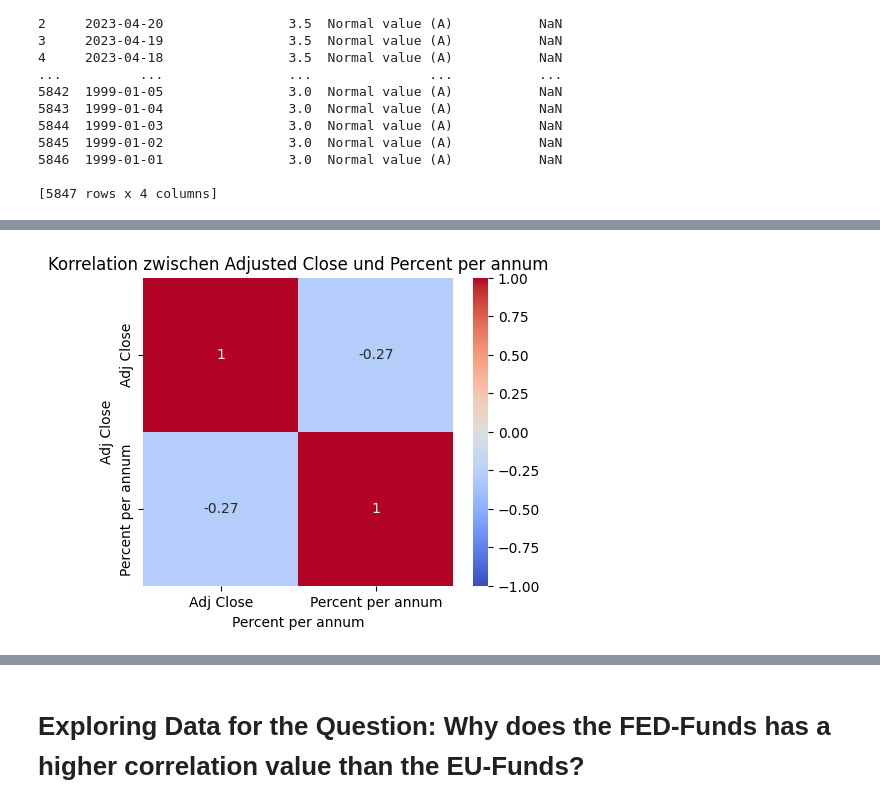
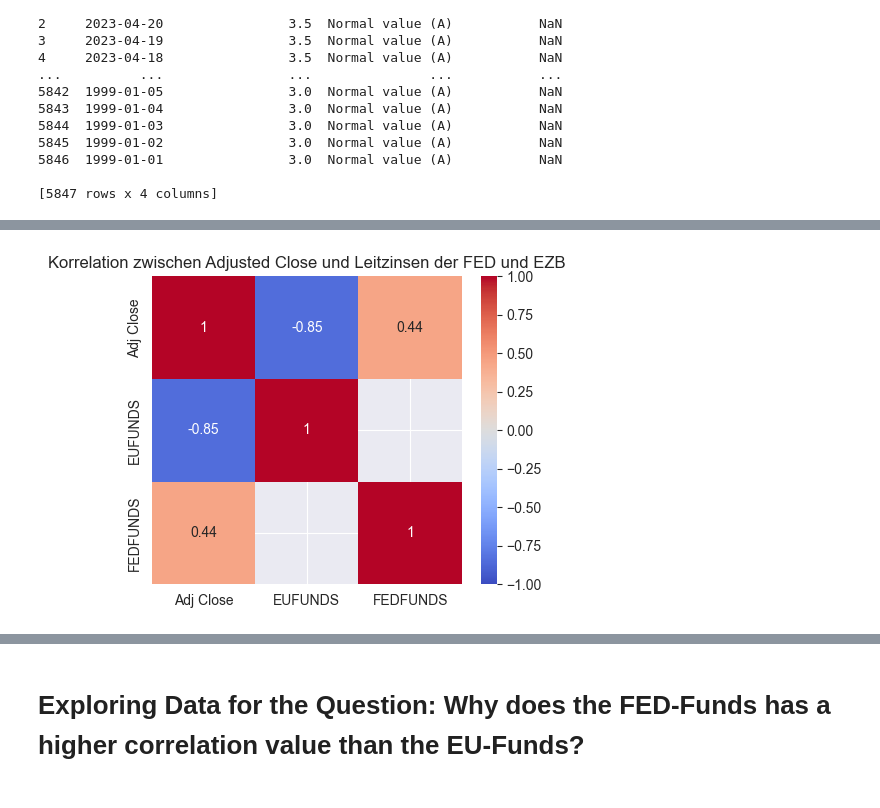
Before and after one commit to FalcarDE/ss_2032_stonks_data_science, a Jupyter notebook: Chapter 1 - Exploratory Data Analysis.ipynb, the cells around one changed output, grey strips where cells are left out. Cells and saved outputs as stored; diff of their text form; code cells hidden in the pictures.

Commit message:
Data Understanding / Data Preparation + Analyse

```diff
--- a/Chapter 1 - Exploratory Data Analysis.ipynb
+++ b/Chapter 1 - Exploratory Data Analysis.ipynb
@@ -300,28 +298,42 @@ print(eu_funds)
 
 [5847 rows x 4 columns]
 # %%
+etf_daily = pd.read_csv('data/iShares Core MSCI World UCITS ETF USD  EUNL.DE.csv')
+eu_funds = pd.read_csv('data/leitzins Europa.csv')
+
+eu_funds_sorted = eu_funds.sort_values(by='Date')
+eu_funds_sorted.to_csv('data/generatedDatasets/leitzins Europa_sorted.csv', index=False)
+
 # Daten filtern und kombinieren
-etf_filtered = etf.loc[(etf['Date'] >= '2009-10-01') & (etf['Date'] <= '2023-06-01'), ['Adj Close']]
-eu_funds_filtered = eu_funds.loc[(eu_funds['Date'] >= '2009-10-01') & (eu_funds['Date'] <= '2023-06-01'), ['Percent per annum']]
+etf_filtered = etf_daily.loc[(etf_daily['Date'] >= '2009-09-25') & (etf_daily['Date'] <= '2023-06-01'), ['Date', 'Adj Close']]
+eu_funds_filtered = eu_funds_sorted.loc[(eu_funds_sorted['Date'] >= '2009-09-25') & (eu_funds_sorted['Date'] <= '2023-06-01'), ['Date', 'Percent per annum']]
 
 # Daten zusammenführen
 # reset_index()-Funktion setzt Index des Datenrahmens zurücksetzt
-combined_data = pd.concat([etf_filtered.reset_index(drop=True), eu_funds_filtered.reset_index(drop=True)], axis=1)
+# Datenframes anhand der Spalte 'Date' zusammenführen (outer join)
+combined_data = pd.merge(etf_filtered, eu_funds_filtered, on='Date', how='outer')
 
-# print(combined_data)
+# Sortieren der Daten nach dem Datum
+combined_data.sort_values('Date', inplace=True)
+
+# Fehlende Werte interpolieren
+combined_data.interpolate(method='linear', inplace=True)
+
+print(combined_data)
+combined_data.to_csv('data/generatedDatasets/test.csv', index=False)
 
 # Korrelation berechnen
 # Fall wird der Wert in der Zeile mit Index 0 und der Spalte mit Index 1 abgerufen =>Korrelation zwischen den Spalten 0 und 1 des DataFrames
+combined_data.drop('Date', axis=1, inplace=True)
+
 correlation = combined_data.corr().iloc[0, 1]
 print(correlation)
-
 # Scatterplot erstellen
 plt.scatter(combined_data['Adj Close'], combined_data['Percent per annum'], marker='$\u25EF$', alpha=0.5)
 plt.xlabel('Adj. Close Price')
 plt.ylabel('Percent per annum/EUFUNDS')
 plt.title('Korrelation zwischen Adj. Close Price und EU-Leitzins')
 plt.text(0.1, 0.9, f'Korrelation: {correlation:.2f}', transform=plt.gca().transAxes)
-
 # Plot anzeigen
 plt.show()
 # %% [output]
@@ -330,16 +356,19 @@ plt.show()
 # %%
+# Date aus Datensätze löschen
+etf_filtered.drop('Date', axis=1, inplace=True)
+eu_funds_filtered.drop('Date', axis=1, inplace=True)
+
 # Daten zusammenführen
-combined_data = pd.concat([etf_filtered.reset_index(drop=True), eu_funds_filtered.reset_index(drop=True)], axis=1)
+combined_data = pd.concat([etf_filtered.reset_index(drop=True), eu_funds_filtered.reset_index(drop=True), fed_funds_filtered.reset_index(drop=True)], axis=1)
+combined_data.rename(columns={'Percent per annum': 'EUFUNDS'}, inplace=True)
 
 # Korrelationsmatrix erstellen
 correlation_matrix = combined_data.corr()
 
 # Heatmap mit Korrelationsmatrix erstellen
 plt.figure(figsize=(5, 4))
 sns.heatmap(correlation_matrix, annot=True, cmap='coolwarm', vmin=-1, vmax=1)
-plt.title('Korrelation zwischen Adjusted Close und Percent per annum')
-plt.xlabel('Percent per annum')
-plt.ylabel('Adj Close')
+plt.title('Korrelation zwischen Adjusted Close und Leitzinsen der FED und EZB')
 plt.show()
 # %% [output]
-[figure, old version]
+[figure, new version]
```
Also changed, not shown: parts of 19 cells of this notebook, 10 other files.
